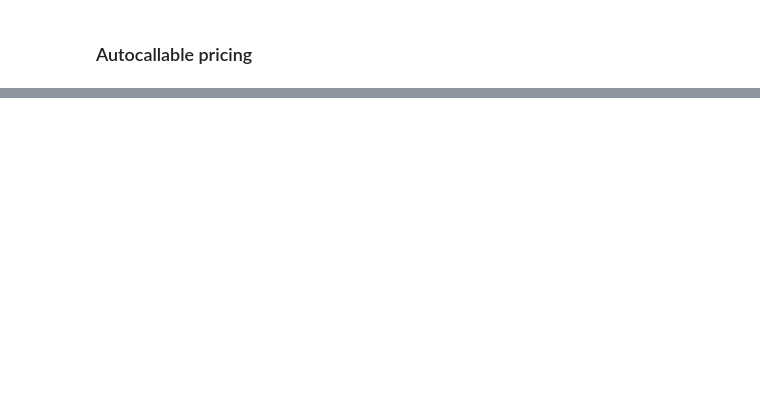
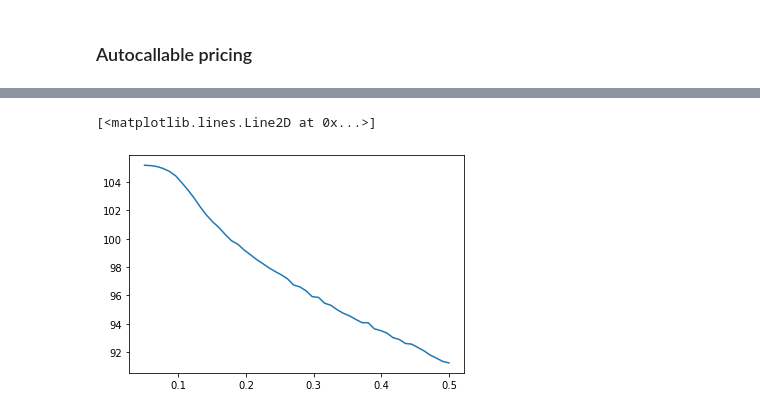
Before and after one commit to 20castro/Autocallable, a Jupyter notebook: simple_monte_carlo/result.ipynb, the cells around one changed output, grey strips where cells are left out. Saved outputs shown, nothing was run; the diff lists cells and outputs as text; code cells hidden in the pictures; blank space fills up the shorter version.

```diff
--- a/simple_monte_carlo/result.ipynb
+++ b/simple_monte_carlo/result.ipynb
@@ -116,0 +137,16 @@ Barrier breach at time:
+# %%
+vols = np.linspace(.05, .5, 50)
+prices = []
+for v in vols:
+    autocall = MonteCarlo(rate=.03, q=0.06, barrier=100, freq=.25, mat=1, put_strike=70, notional=100)
+    heston_model = HestonPath(r=.03, S0=100, V0=.2, kappa=10, theta=v, rho=-.6, sigmav=.3)
+    full_traj = heston_model.simulation(4, 1/4, 10**5)
+    traj = full_traj[1:, :]
+    price = autocall.valuation(traj, verbose=False)
+    prices.append(price)
+prices = np.array(prices)
+# %%
+plt.plot(vols, prices[::, 0])
+# %% [output]
+[<matplotlib.lines.Line2D at 0x...>]
+[figure, added]
```
Also changed, not shown: parts of 12 cells of this notebook, 2 other files.
